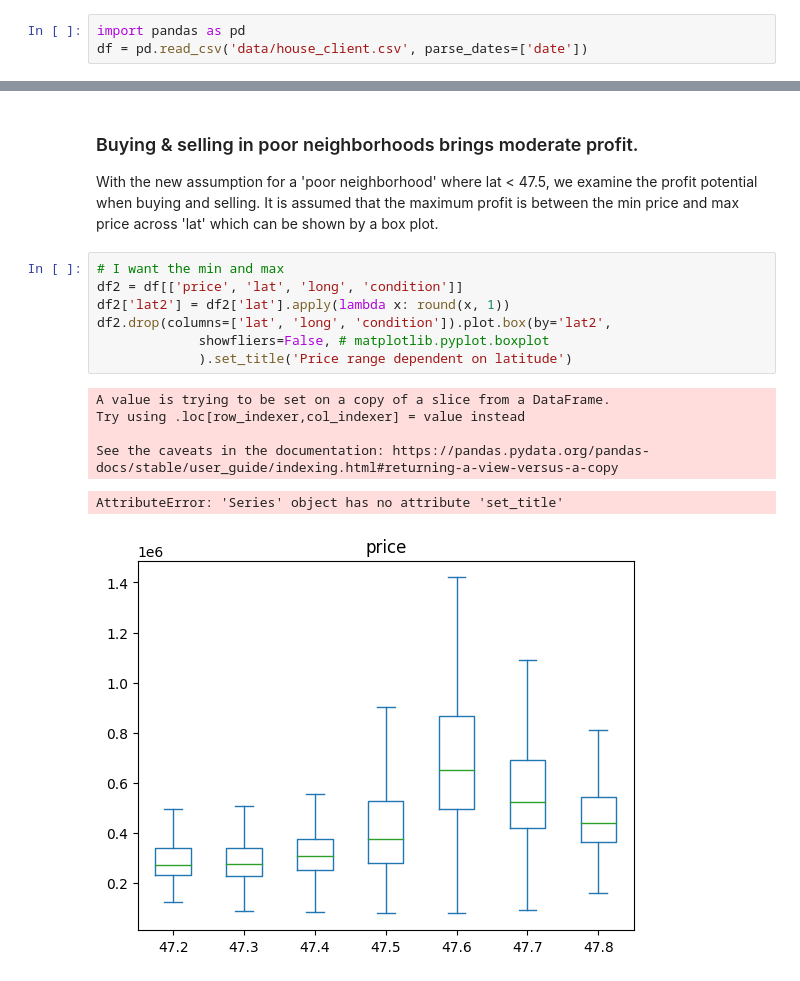
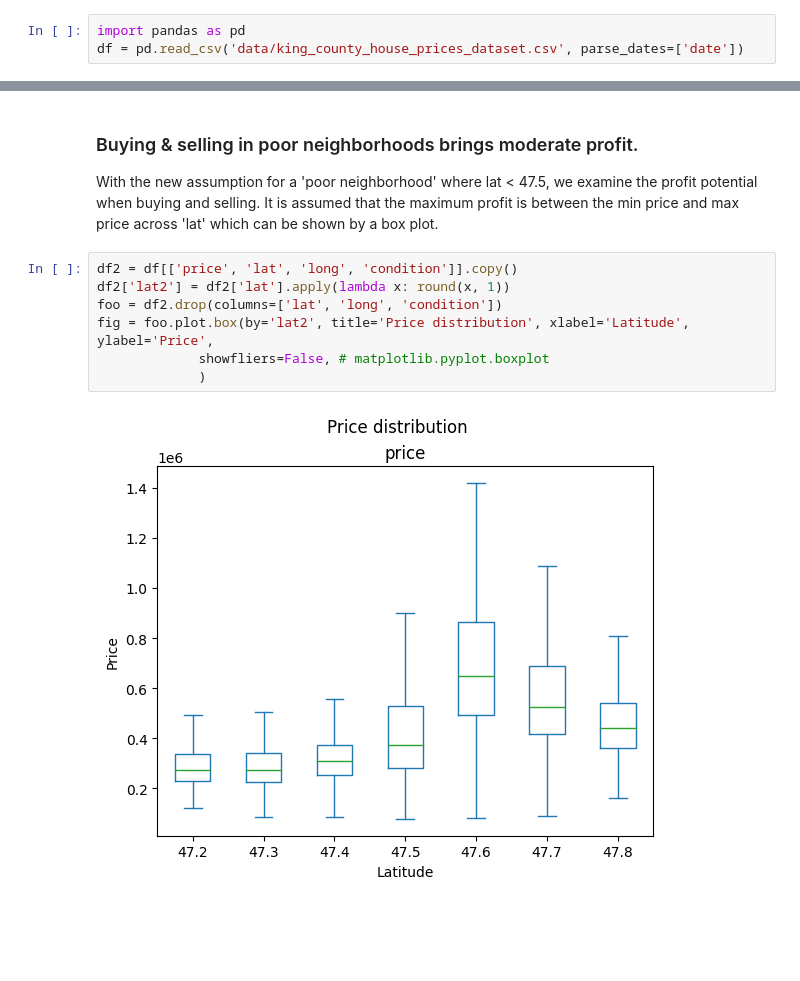
Before and after one commit to spiced-academy/eda-project, a Jupyter notebook: house_client.ipynb, the cells around one changed output, grey strips where cells are left out. Cells and saved outputs as stored; diff of their text form; blank space fills up the shorter version.

```diff
--- a/house_client.ipynb
+++ b/house_client.ipynb
@@ -65,7 +76,7 @@ df.to_csv('data/house_client.csv', index=False)
 Now that we have a local .csv file, we can come back to this cell to make changes to the EDA without going back to the database each time.
 # %%
 import pandas as pd
-df = pd.read_csv('data/house_client.csv', parse_dates=['date'])
+df = pd.read_csv('data/king_county_house_prices_dataset.csv', parse_dates=['date'])
 # %% [markdown]
 ## Exploratory Data Analysis
 Now that we have an intitial DataFame, we can get begin to expore the data:
@@ -327,16 +354,11 @@ df.plot.scatter(y='sqft_price', x='lat')
 ### Buying & selling in poor neighborhoods brings moderate profit.
 With the new assumption for a 'poor neighborhood' where lat < 47.5, we examine the profit potential when buying and selling. It is assumed that the maximum profit is between the min price and max price across 'lat' which can be shown by a box plot.
 # %%
-# I want the min and max
-df2 = df[['price', 'lat', 'long', 'condition']]
+df2 = df[['price', 'lat', 'long', 'condition']].copy()
 df2['lat2'] = df2['lat'].apply(lambda x: round(x, 1))
-df2.drop(columns=['lat', 'long', 'condition']).plot.box(by='lat2',
+foo = df2.drop(columns=['lat', 'long', 'condition'])
+fig = foo.plot.box(by='lat2', title='Price distribution', xlabel='Latitude', ylabel='Price',
              showfliers=False, # matplotlib.pyplot.boxplot
-             ).set_title('Price range dependent on latitude')
+             )
 # %% [output]
-A value is trying to be set on a copy of a slice from a DataFrame.
-Try using .loc[row_indexer,col_indexer] = value instead
-
-See the caveats in the documentation: https://pandas.pydata.org/pandas-docs/stable/user_guide/indexing.html#returning-a-view-versus-a-copy
-AttributeError: 'Series' object has no attribute 'set_title'
-[figure, old version]
+[figure, new version]
```
Also changed, not shown: parts of 25 cells of this notebook, 14 other files.
